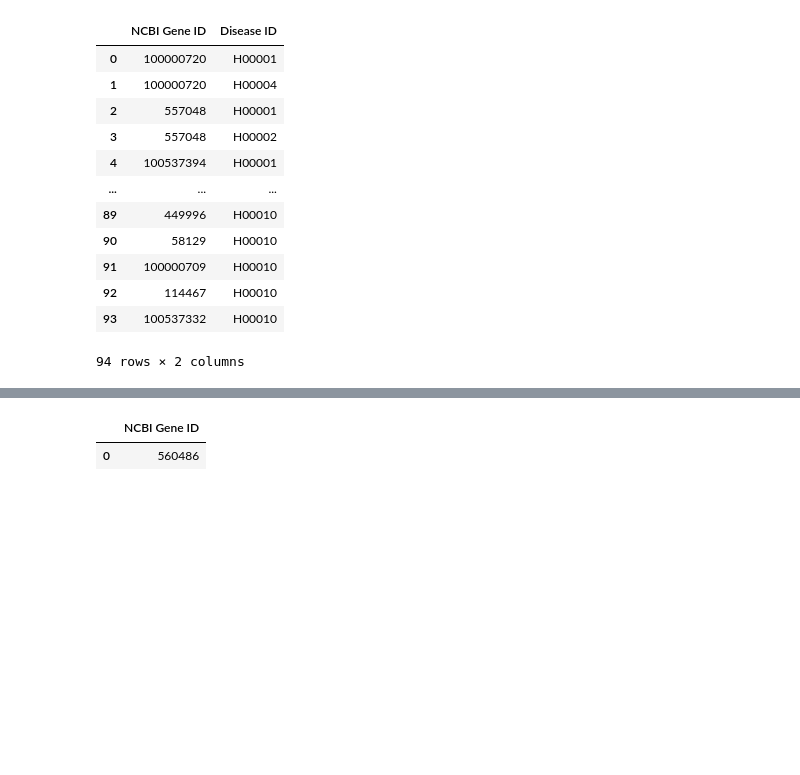
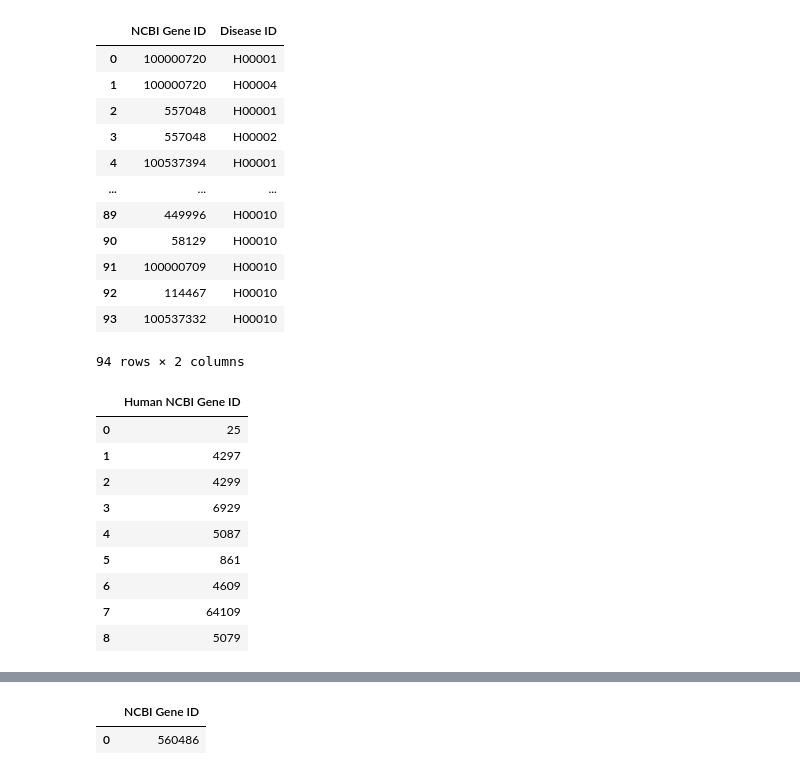
Before and after one commit to sdsucomptox/danrerlib, a Jupyter notebook: tutorials/scratch.ipynb, the cells around one changed output, grey strips where cells are left out. Drawn from its saved outputs; the diff is of its cells as text; code cells hidden in the pictures; blank space fills up the shorter version.

Commit message:
KEGG testing

```diff
--- a/tutorials/scratch.ipynb
+++ b/tutorials/scratch.ipynb
@@ -49,3 +49,18 @@ mapping.add_mapped_ortholog_column(human_disease_genes_df, HUMAN_ID, NCBI_ID, ke
 | 92 | 114467 | H00010 |
 | 93 | 100537332 | H00010 |
 94 rows × 2 columns
+# %%
+disease_id = 'H00001'
+generated_gene_ids = KEGG.get_genes_in_disease(disease_id, 'hsa')
+generated_gene_ids
+# %% [output]
+|  | Human NCBI Gene ID |
+| 0 | 25 |
+| 1 | 4297 |
+| 2 | 4299 |
+| 3 | 6929 |
+| 4 | 5087 |
+| 5 | 861 |
+| 6 | 4609 |
+| 7 | 64109 |
+| 8 | 5079 |
```
Also changed, not shown: parts of 1 cell of this notebook, 4 other files.
